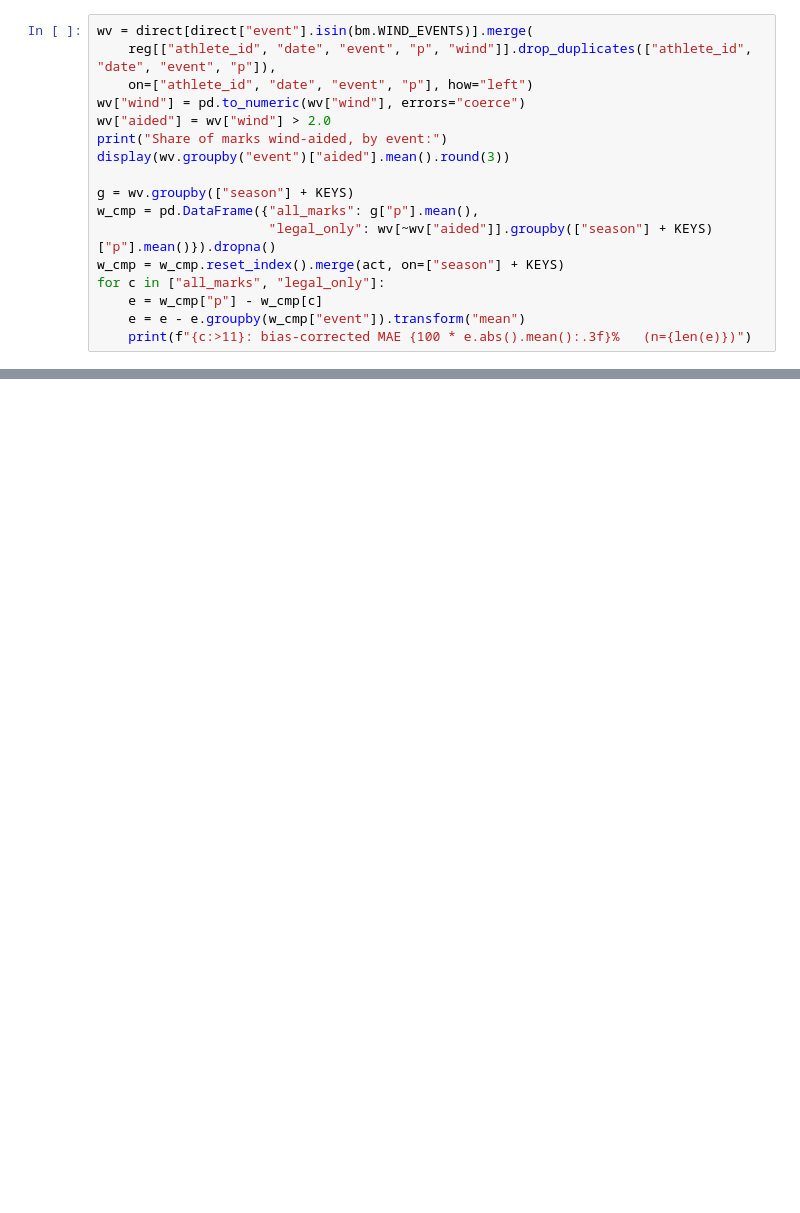
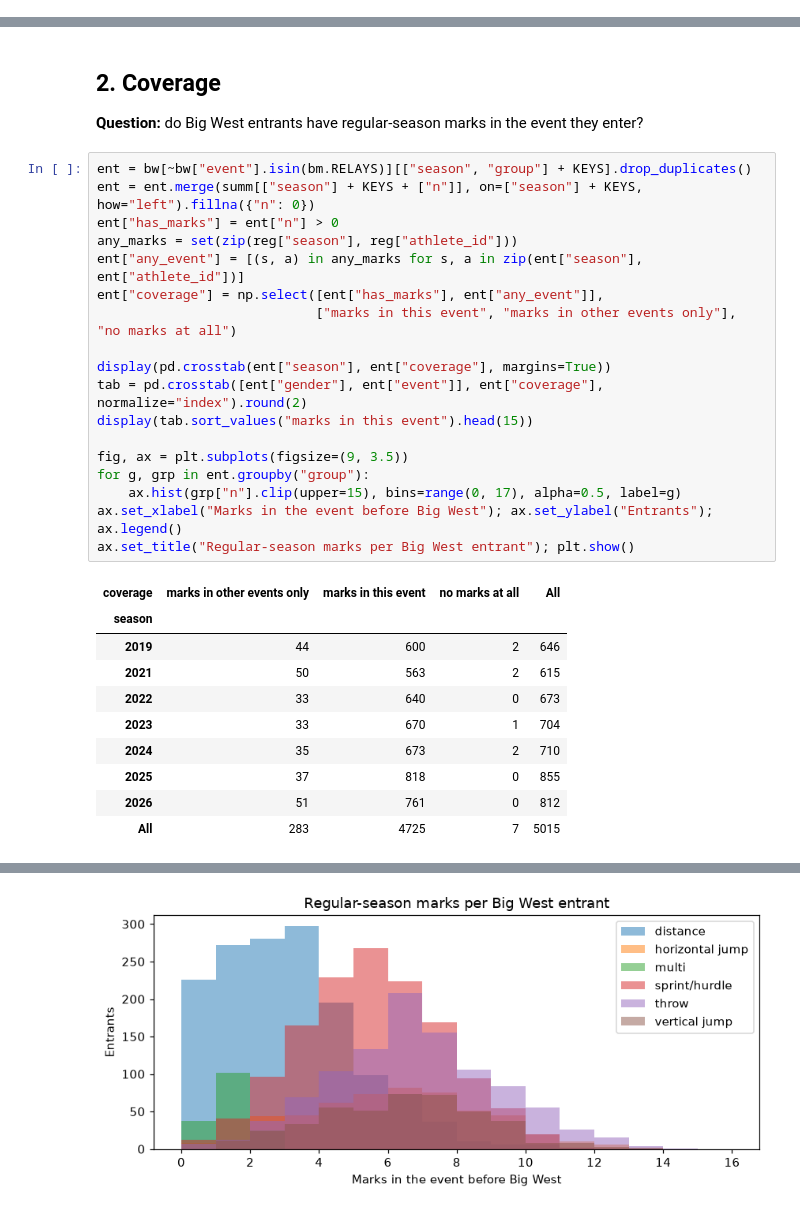
Before and after one commit to ChidiebereAgunanne/DSC180, a Jupyter notebook: big-west-predictor/notebooks/eda.ipynb, the cells around one changed output, grey strips where cells are left out. Cells and saved outputs as stored; diff of their text form; blank space fills up the shorter version.

```diff
--- a/big-west-predictor/notebooks/eda.ipynb
+++ b/big-west-predictor/notebooks/eda.ipynb
@@ -310,17 +0,0 @@ display(sbv.groupby("event")["outdoor_better_pct"].agg(["median", "mean", "size"
-# %%
-wv = direct[direct["event"].isin(bm.WIND_EVENTS)].merge(
-    reg[["athlete_id", "date", "event", "p", "wind"]].drop_duplicates(["athlete_id", "date", "event", "p"]),
-    on=["athlete_id", "date", "event", "p"], how="left")
-wv["wind"] = pd.to_numeric(wv["wind"], errors="coerce")
-wv["aided"] = wv["wind"] > 2.0
-print("Share of marks wind-aided, by event:")
-display(wv.groupby("event")["aided"].mean().round(3))
-
-g = wv.groupby(["season"] + KEYS)
-w_cmp = pd.DataFrame({"all_marks": g["p"].mean(),
-                      "legal_only": wv[~wv["aided"]].groupby(["season"] + KEYS)["p"].mean()}).dropna()
-w_cmp = w_cmp.reset_index().merge(act, on=["season"] + KEYS)
-for c in ["all_marks", "legal_only"]:
-    e = w_cmp["p"] - w_cmp[c]
-    e = e - e.groupby(w_cmp["event"]).transform("mean")
-    print(f"{c:>11}: bias-corrected MAE {100 * e.abs().mean():.3f}%   (n={len(e)})")
@@ -358,0 +125,32 @@ display(pd.DataFrame({"season": season_rate, "Big West": ff.groupby("group")["ch
+# %% [markdown]
+## 2. Coverage
+**Question:** do Big West entrants have regular-season marks in the event they enter?
+# %%
+ent = bw[~bw["event"].isin(bm.RELAYS)][["season", "group"] + KEYS].drop_duplicates()
+ent = ent.merge(summ[["season"] + KEYS + ["n"]], on=["season"] + KEYS, how="left").fillna({"n": 0})
+ent["has_marks"] = ent["n"] > 0
+any_marks = set(zip(reg["season"], reg["athlete_id"]))
+ent["any_event"] = [(s, a) in any_marks for s, a in zip(ent["season"], ent["athlete_id"])]
+ent["coverage"] = np.select([ent["has_marks"], ent["any_event"]],
+                            ["marks in this event", "marks in other events only"], "no marks at all")
+
+display(pd.crosstab(ent["season"], ent["coverage"], margins=True))
+tab = pd.crosstab([ent["gender"], ent["event"]], ent["coverage"], normalize="index").round(2)
+display(tab.sort_values("marks in this event").head(15))
+
+fig, ax = plt.subplots(figsize=(9, 3.5))
+for g, grp in ent.groupby("group"):
+    ax.hist(grp["n"].clip(upper=15), bins=range(0, 17), alpha=0.5, label=g)
+ax.set_xlabel("Marks in the event before Big West"); ax.set_ylabel("Entrants"); ax.legend()
+ax.set_title("Regular-season marks per Big West entrant"); plt.show()
+# %% [output]
+| coverage | marks in other events only | marks in this event | no marks at all | All |
+| season |  |  |  |  |
+| 2019 | 44 | 600 | 2 | 646 |
+| 2021 | 50 | 563 | 2 | 615 |
+| 2022 | 33 | 640 | 0 | 673 |
+| 2023 | 33 | 670 | 1 | 704 |
+| 2024 | 35 | 673 | 2 | 710 |
+| 2025 | 37 | 818 | 0 | 855 |
+| 2026 | 51 | 761 | 0 | 812 |
+| All | 283 | 4725 | 7 | 5015 |
@@ -358,0 +174 @@ display(pd.DataFrame({"season": season_rate, "Big West": ff.groupby("group")["ch
+[figure, added]
```
Also changed, not shown: parts of 133 cells of this notebook, 1 other file.
